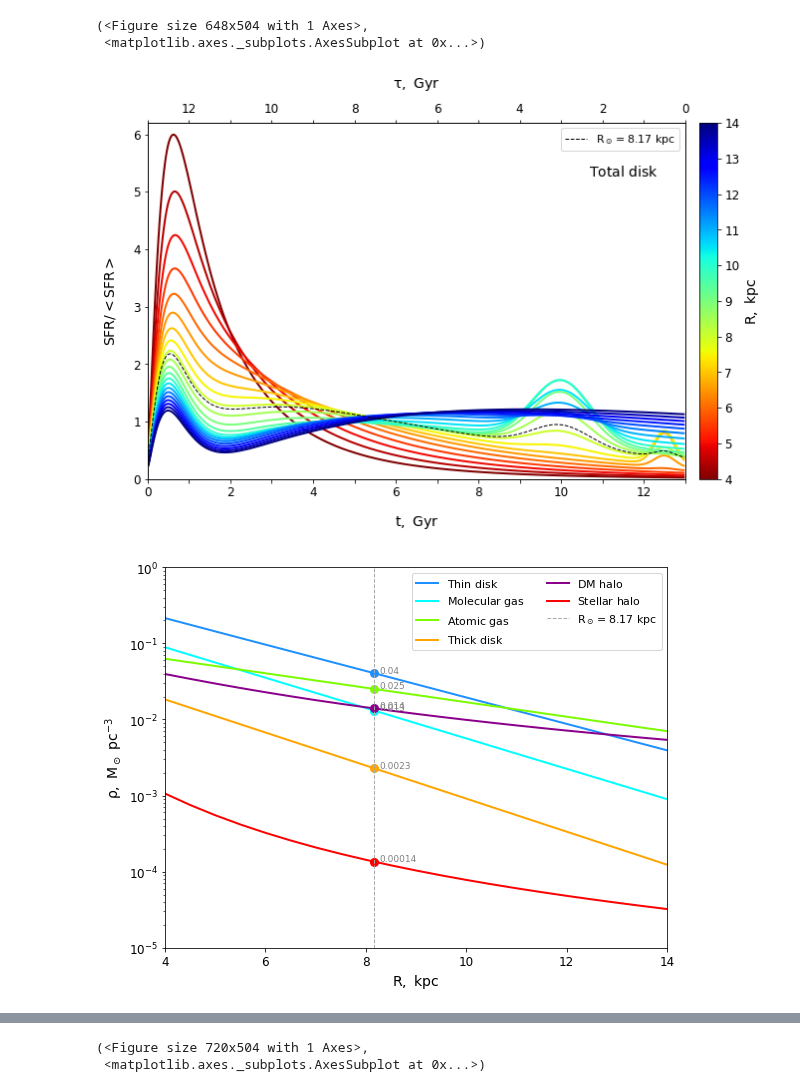
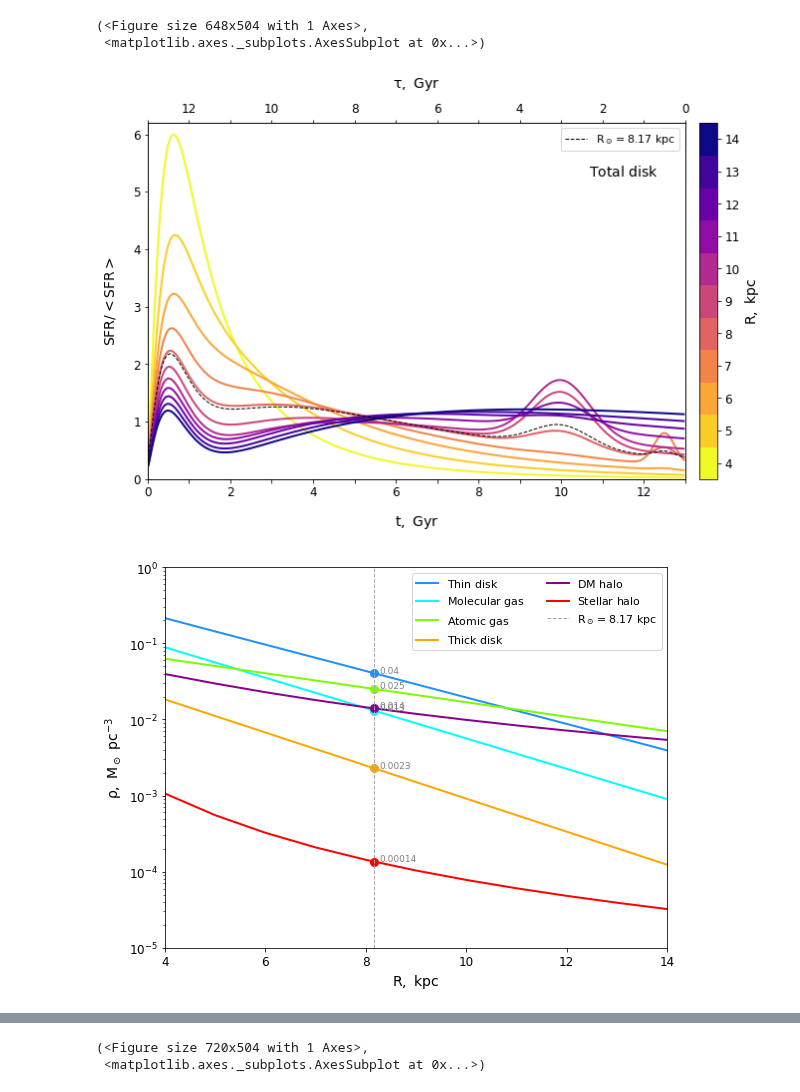
Before and after one commit to askenja/jjmodel, a Jupyter notebook: jjmodel/tutorials/tutorial2/No2_Getting_started--Global(basics).ipynb, the cells around one changed output, grey strips where cells are left out. Saved outputs shown, nothing was run; the diff lists cells and outputs as text; code cells hidden in the pictures.

```diff
--- a/jjmodel/tutorials/tutorial2/No2_Getting_started--Global(basics).ipynb
+++ b/jjmodel/tutorials/tutorial2/No2_Getting_started--Global(basics).ipynb
@@ -154,24 +161,24 @@ R [kpc]     RC stars    A stars     F stars     G dwarfs    K dwarfs
 # %%
 # From here, we start visualization of the model input and output with class Plotting.
 
 P = Plotting(p,a,inp)    # Initialization
 
 # --------------------------------------------------------------------------------------------------
 # Input functions part1
 # --------------------------------------------------------------------------------------------------
 
 # Assumed variation of SFR with R for the disk (thin and thick):
-P.nsfr_plt('dt')
+P.nsfr_plt('dt',cbar_bins=True,cbar='plasma_r')
 
 # Assumed radial density profiles of the MW components:
 P.rhor_plt()
 
 # Assumed profiles of the gas scale heights (data from Sofue):
 P.hr_gas_plt()
 # %% [output]
 (<Figure size 648x504 with 1 Axes>,
  <matplotlib.axes._subplots.AxesSubplot at 0x...>)
-[figure, old version]
+[figure, new version]
 [figure]
 [figure]
 # %%
```
Also changed, not shown: parts of 18 cells of this notebook, 2 other files.
